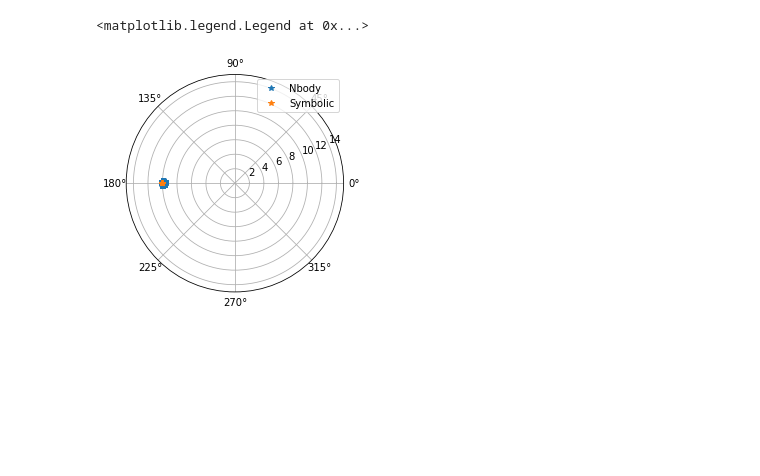
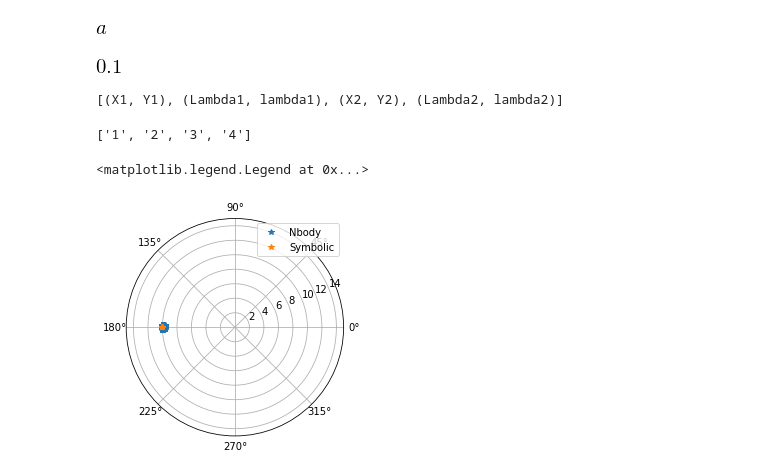
Before and after one commit to shadden/celmech, a Jupyter notebook: jupyter_examples/Andoyer.ipynb, the cells around one changed output. Cells and saved outputs as stored; diff of their text form; code cells hidden in the pictures; blank space fills up the shorter version.

Commit message:
updated hamiltonian and andoyer

```diff
--- a/jupyter_examples/Andoyer.ipynb
+++ b/jupyter_examples/Andoyer.ipynb
@@ -4,3 +4,9 @@ init_printing()
 from celmech.andoyer import Andoyer
 from celmech.hamiltonian import AndoyerHamiltonian
 import numpy as np
+# %%
+a, b = symbols('a,b')
+# %%
+a
+# %% [output]
+[figure, added]
@@ -7,3 +20,15 @@ import numpy as np
+# %%
+P.particles[2].Gamma
+# %% [output]
+[figure, added]
+# %%
+H = PoincareHamiltonian(P)
+# %% [output]
+[(X1, Y1), (Lambda1, lambda1), (X2, Y2), (Lambda2, lambda2)]
+# %%
+[str(i) for item in a for i in item]
+# %% [output]
+['1', '2', '3', '4']
 # %%
 G = 4*np.pi**2
 masses = [1., 1.e-5, 1.e-6]
```
Also changed, not shown: parts of 4 cells of this notebook, 4 other files.
